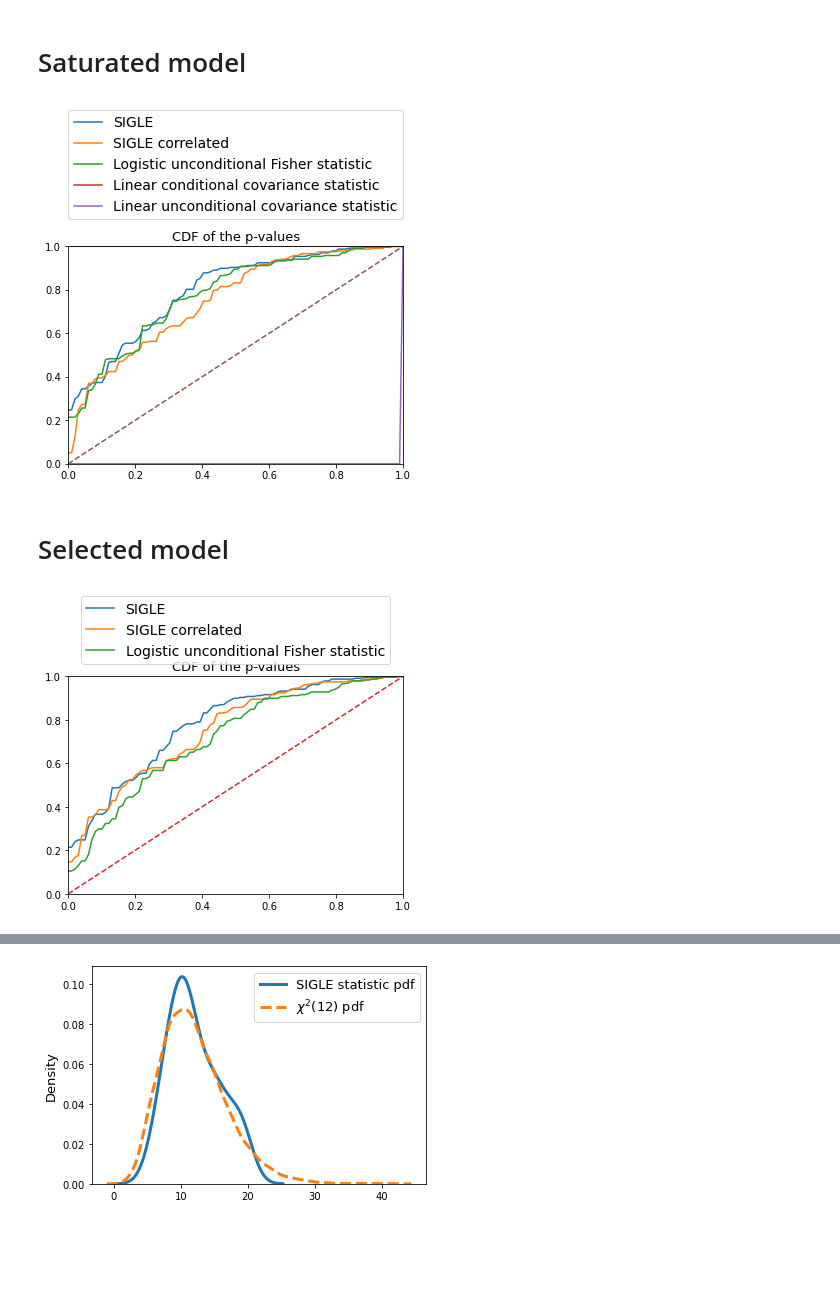
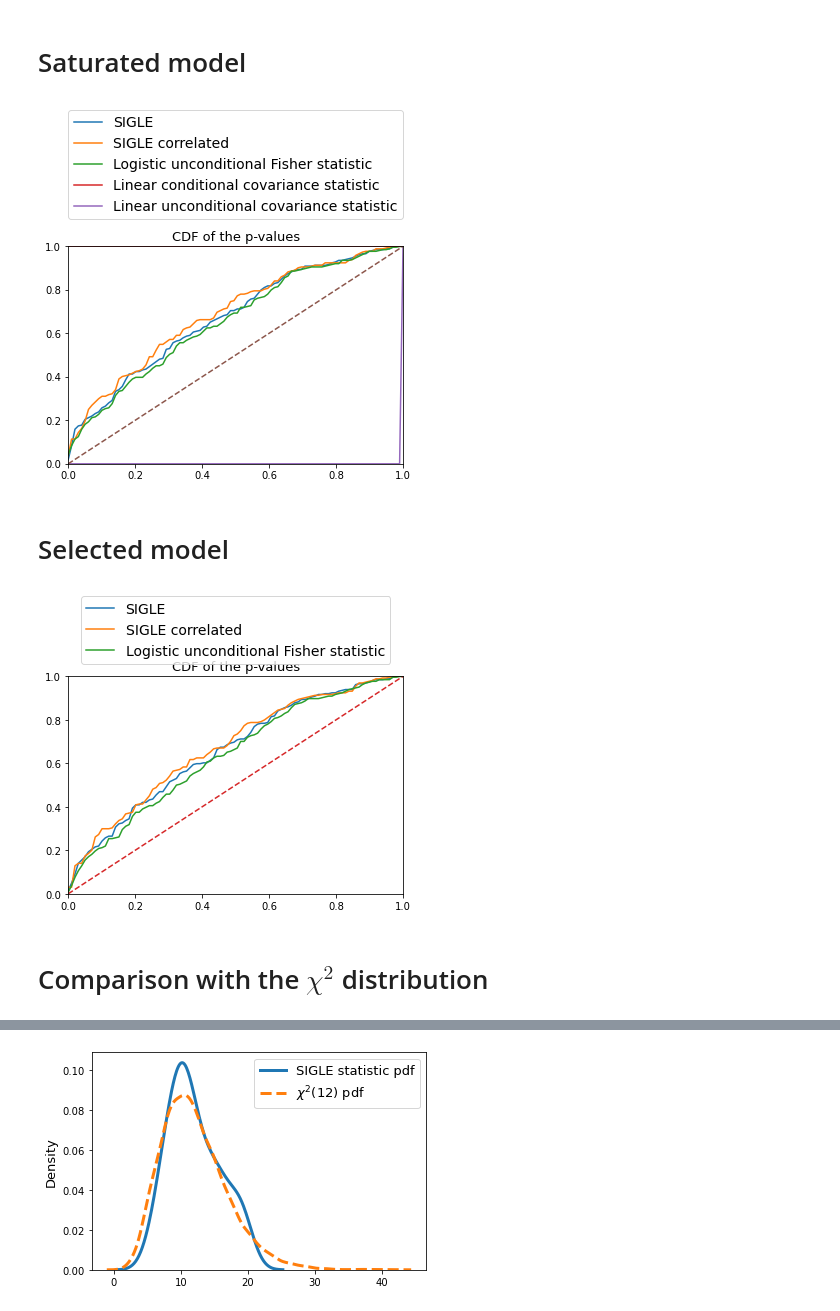
Before and after one commit to quentin-duchemin/SIGLE, a Jupyter notebook: SIGLE_statistics_motivation.ipynb, the cells around one changed output, grey strips where cells are left out. Drawn from its saved outputs; the diff is of its cells as text; code cells hidden in the pictures; blank space fills up the shorter version.

Commit message:
notebook comparison statistics

```diff
--- a/SIGLE_statistics_motivation.ipynb
+++ b/SIGLE_statistics_motivation.ipynb
@@ -6,0 +66,25 @@ import matplotlib.pyplot as plt
+# %%
+################### SETTING 3 Localized
+nu = 3
+
+n,p = 20, 30
+
+## CHOOSE THE MODE (LOCALIZED OR DISSEMINATED)
+modes = ['disseminated-signal' ,'localized-signal']
+mode = modes[1]
+
+## CHOOSE THE NUMBER OF STEP FOR THE REJECTION SAMPLING METHOD
+nb_ite = 10000 # 400000
+
+lamb = 3
+
+if mode=='localized-signal':
+    vartheta = np.zeros(p)
+    vartheta[0] = nu
+else:
+    vartheta = nu*np.ones(p)
+
+
+model = PSILOGIT.PSILOGIT(truetheta=vartheta, regularization=1/lamb, n=n, p=p)
+print('Size of the set of active variables: ', len(model.M))
+model.sampling_algorithm = 'SA'
@@ -6,0 +95,15 @@ import matplotlib.pyplot as plt
+# %%
+thetanull = np.zeros(model.X.shape[1])
+signull = sigmoid(model.X @ thetanull)
+if model.sampling_algorithm !='SA':
+    states = model.SEI_by_sampling(model.sig, nb_ite=nb_ite)
+    if np.max(np.abs(signull-model.sig))<1e-3:
+        statesnull = np.copy(states)
+    else:
+        statesnull = model.SEI_by_sampling(signull, nb_ite=nb_ite)
+else:
+    states, ls_FNR, energies = model.SEI_SLR(total_length_SEISLR_path=50000, backup_start_time=2000, temperature=linear_temperature, repulsing_force=True, random_start=True, conditioning_signs=False, seed=0)
+    if np.max(np.abs(signull-model.sig))<1e-3:
+        statesnull = np.copy(states)
+    else:
+        statesnull, ls_FNR, energies = model.SEI_SLR(total_length_SEISLR_path=50000, backup_start_time=2000, temperature=linear_temperature, repulsing_force=True, random_start=True, conditioning_signs=False, seed=0)
@@ -109,27 +194,29 @@ lists_pvalues_sat = []
 for mode in ls_modes_sat:
     center_sat = centers['saturated'][mode]
     cov_sat = covariances['saturated'][mode]
-    lspvals_sat = model.pval_alt_SIGLE_sat(states, center_sat, cov_sat, l2_regularization=100000, statesnull=statesnull)
+    lspvals_sat = model.pval_alt_SIGLE_sat(states, center_sat, cov_sat, l2_regularization=100000, statesnull=statesnull, signull=signull)
     lists_pvalues_sat += [lspvals_sat]
 
 model.plot_cdf_pvalues(lists_pvalues_sat, ls_modes_sat, states = states, legend_outfig=True, sigalt=model.sig)
 # %% [output]
-[figure, old version]
+[figure, new version]
 # %% [markdown]
 # Selected model
 # %%
 ls_modes_sel = [key for key in covariances['selected'].keys()]
 
 lists_pvalues_sel = []
 for mode in ls_modes_sel:
     center_sel = centers['selected'][mode]
     cov_sel = covariances['selected'][mode]
-    lspvals_sel = model.pval_alt_SIGLE_sel(states, center_sel, cov_sel, l2_regularization=100000, statesnull=statesnull)
+    lspvals_sel = model.pval_alt_SIGLE_sel(states, center_sel, cov_sel, l2_regularization=100000, statesnull=statesnull, signull=signull)
     lists_pvalues_sel += [lspvals_sel]
 
 model.plot_cdf_pvalues(lists_pvalues_sel, ls_modes_sel, states = states, legend_outfig=True, sigalt=model.sig)
 # %% [output]
-[figure, old version]
+[figure, new version]
+# %% [markdown]
+# Comparison with the $\chi^2$ distribution
 # %%
 import numpy as np
 import pylab
```
Also changed, not shown: parts of 9 cells of this notebook, 1 other file.
